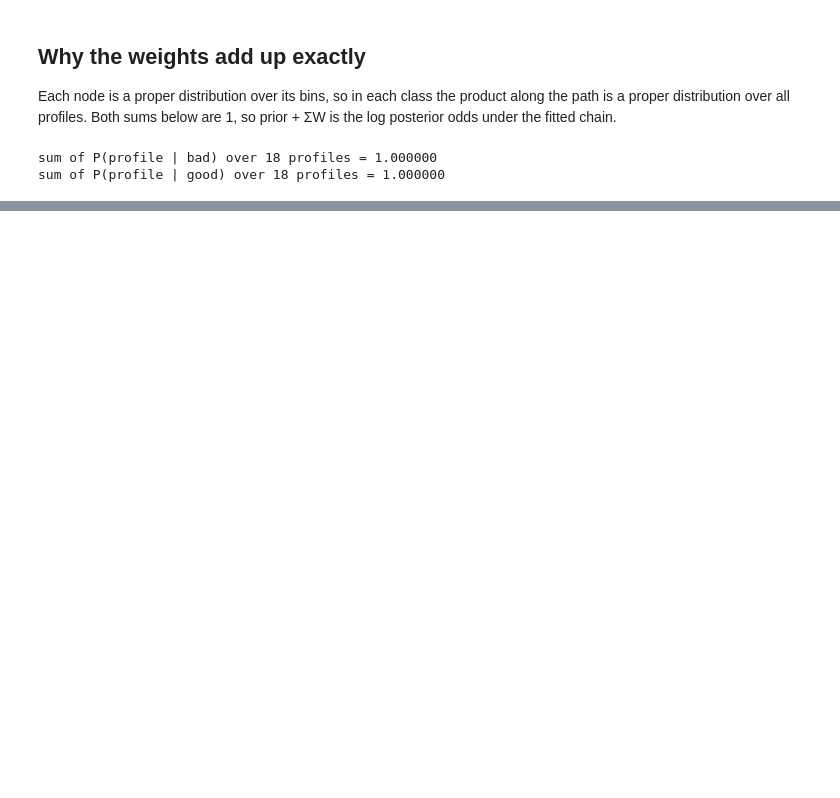
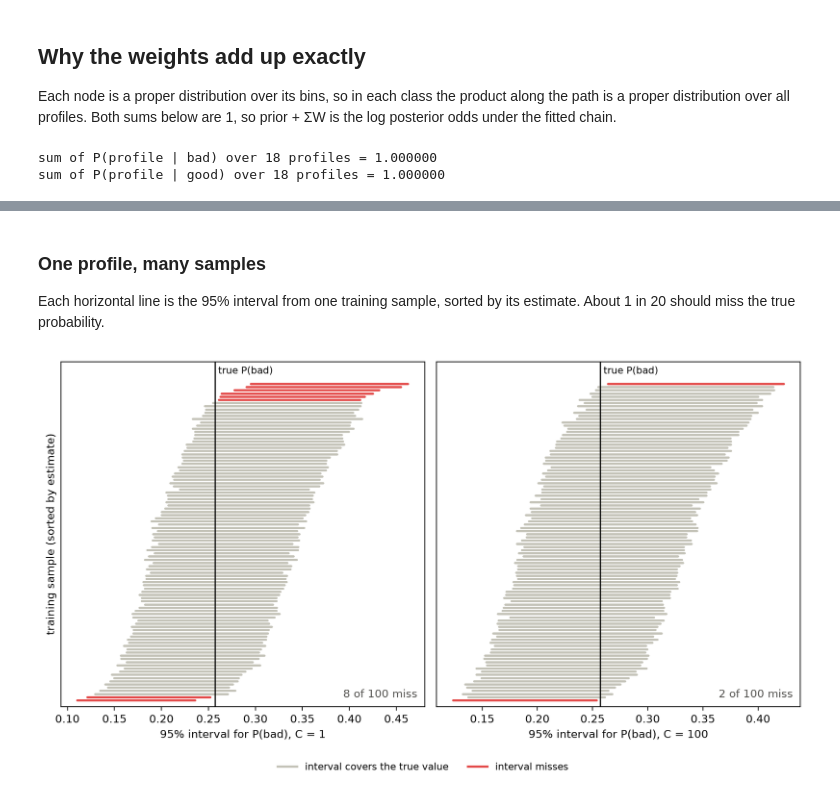
Before and after one commit to xRiskLab/fastwoe, a Jupyter notebook: examples/notebooks/fastwoe_softmax.ipynb, the cells around one changed output, grey strips where cells are left out. Saved outputs shown, nothing was run; the diff lists cells and outputs as text; code cells hidden in the pictures; blank space fills up the shorter version.

```diff
--- a/examples/notebooks/fastwoe_softmax.ipynb
+++ b/examples/notebooks/fastwoe_softmax.ipynb
@@ -113,0 +314,13 @@ train 5000: 501 bad, 4499 good
+# %%
+a = test.iloc[0]
+print(", ".join(f"{f}={a[f]}" for f in ORDER))
+print(f"{'step':8}{'bin':>6}{'P|bad':>8}{'P|good':>8}{'weight':>9}{'running':>9}")
+running = manual_prior
+print(f"{'prior':8}{'':>6}{'':>8}{'':>8}{'':>9}{running:+9.3f}")
+for f in ORDER:
+    running += weights[f].iloc[0]
+    print(
+        f"{f:8}{a[f]:>6}{p_bad_df[f].iloc[0]:8.3f}{p_good_df[f].iloc[0]:8.3f}"
+        f"{weights[f].iloc[0]:+9.3f}{running:+9.3f}"
+    )
+print(f"\nP(bad) = {manual_p_bad.iloc[0]:.4f}")
@@ -280,7 +520,7 @@ print(f"   measured against the whole book:  {marginal_w:+.2f}")
 
 Each node is a proper distribution over its bins, so in each class the product along the path is a proper distribution over all profiles. Both sums below are 1, so prior + ΣW is the log posterior odds under the fitted chain.
 # %%
-grid = pd.DataFrame(list(itertools.product(*LEVELS.values())), columns=ORDER)
+grid = PROFILES[ORDER]
 lik = {"p_event": np.ones(len(grid)), "p_nonevent": np.ones(len(grid))}
 for f in ORDER:
     p = model.node_proba(grid, f)
@@ -342,0 +652,46 @@ conditional WOE: 2 cells fell back to marginal
+# %% [markdown]
+### One profile, many samples
+
+Each horizontal line is the 95% interval from one training sample, sorted by its estimate. About 1 in 20 should miss the true probability.
+# %%
+from matplotlib import pyplot as plt
+
+COVERS, MISSES = "#c3c2b7", "#e34948"  # context gray, misses highlighted
+
+who_profile = profiles.index[(profiles[list(EXAMPLE)] == pd.Series(EXAMPLE)).all(axis=1)][0]
+shown = 100
+fig, axes = plt.subplots(1, 2, figsize=(10, 5.5), sharey=True)
+for ax, (c, ci) in zip(axes, sim.items()):
+    lo_hi = ci[:shown, who_profile]
+    order_ = np.argsort(lo_hi.mean(1))
+    hit = (lo_hi[:, 0] <= true_p[who_profile]) & (true_p[who_profile] <= lo_hi[:, 1])
+    for row, k in enumerate(order_):
+        color = COVERS if hit[k] else MISSES
+        ax.plot(lo_hi[k], [row, row], color=color, lw=2, solid_capstyle="round")
+    ax.axvline(true_p[who_profile], color="#0b0b0b", lw=1.2)
+    ax.text(
+        true_p[who_profile], shown + 1.5, " true P(bad)", color="#0b0b0b", va="bottom", fontsize=9
+    )
+    ax.set_xlabel(f"95% interval for P(bad), C = {c:g}")
+    ax.text(
+        0.98,
+        0.02,
+        f"{(~hit).sum()} of {shown} miss",
+        transform=ax.transAxes,
+        ha="right",
+        va="bottom",
+        color="#52514e",
+        fontsize=10,
+    )
+    ax.set_ylim(-2, shown + 6)
+axes[0].set_ylabel("training sample (sorted by estimate)")
+axes[0].set_yticks([])
+handles = [
+    plt.Line2D([], [], color=COVERS, lw=2, label="interval covers the true value"),
+    plt.Line2D([], [], color=MISSES, lw=2, label="interval misses"),
+]
+fig.legend(handles=handles, loc="lower center", ncol=2, frameon=False, fontsize=9)
+fig.tight_layout(rect=(0, 0.06, 1, 1))
+plt.show()
+# %% [output]
+[figure, added]
```
Also changed, not shown: parts of 25 cells of this notebook.
